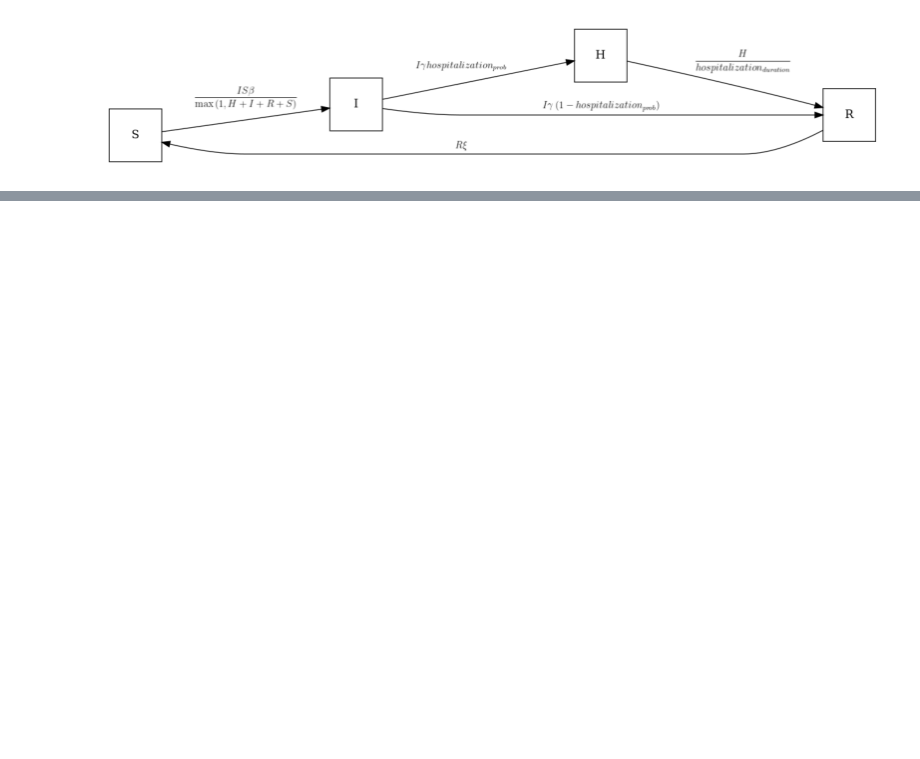
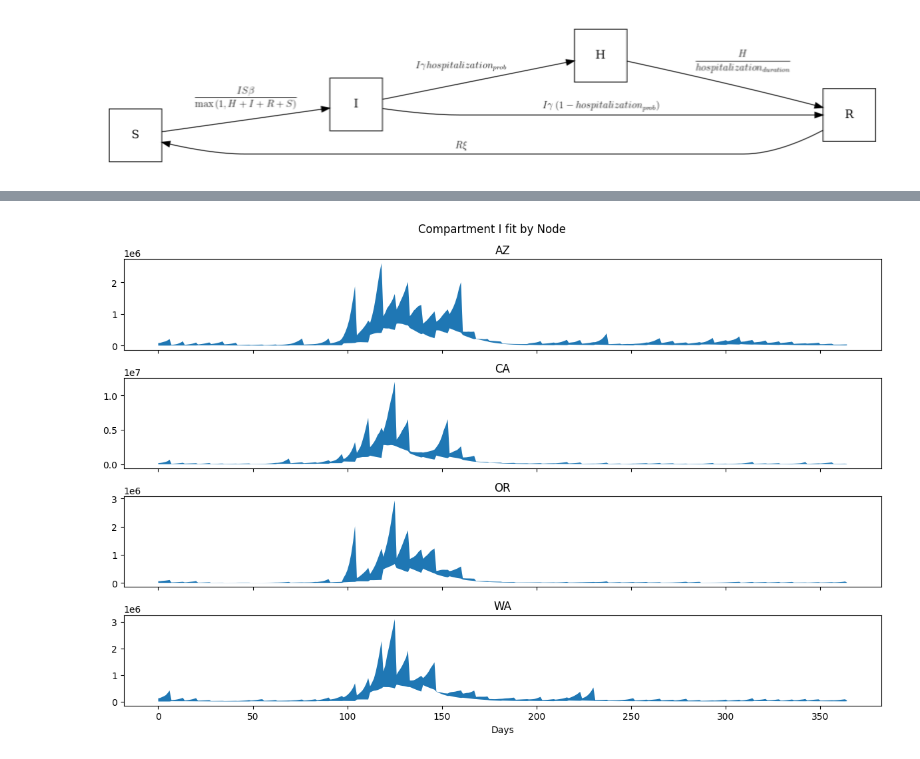
Before and after one commit to NAU-CCL/Epymorph, a Jupyter notebook: pf_vignettes/real_data.ipynb, the cells around one changed output, grey strips where cells are left out. Saved outputs shown, nothing was run; the diff lists cells and outputs as text; code cells hidden in the pictures; blank space fills up the shorter version.

```diff
--- a/pf_vignettes/real_data.ipynb
+++ b/pf_vignettes/real_data.ipynb
@@ -200,0 +202,13 @@ fig.tight_layout()
+# %%
+fig,ax = plt.subplots(4,figsize = (12,8),sharex=True)
+
+plt.suptitle('Compartment I fit by Node')
+for node in range(pf_rume.scope.nodes):
+        upper = np.percentile(pf_states[:,:,node,1],97.5,axis = 0)
+        lower = np.percentile(pf_states[:,:,node,1],2.5,axis = 0)
+        ax[node].set_title(f'{pf_rume.scope.labels[node]}')
+        ax[node].fill_between(t_range,lower,upper)
+ax[-1].set_xlabel('Days')
+fig.tight_layout()
+# %% [output]
+[figure, added]
```
Also changed, not shown: parts of 10 cells of this notebook, 25 other files.
